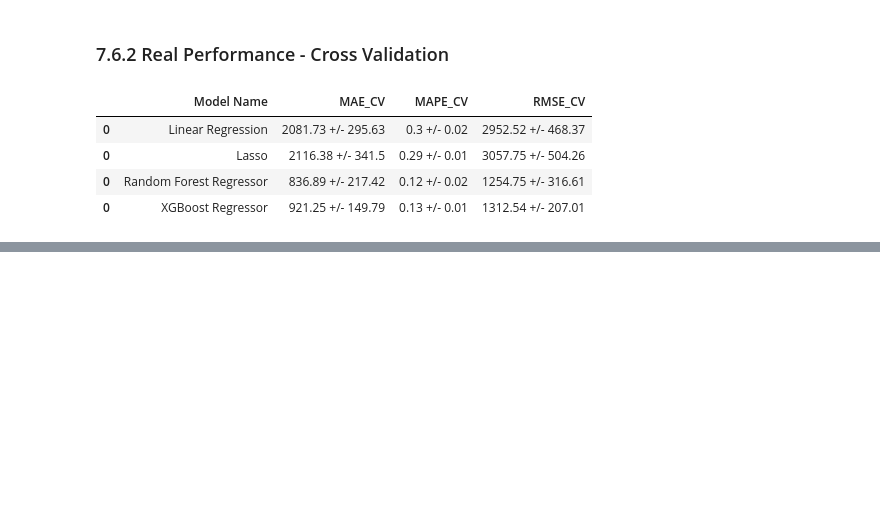
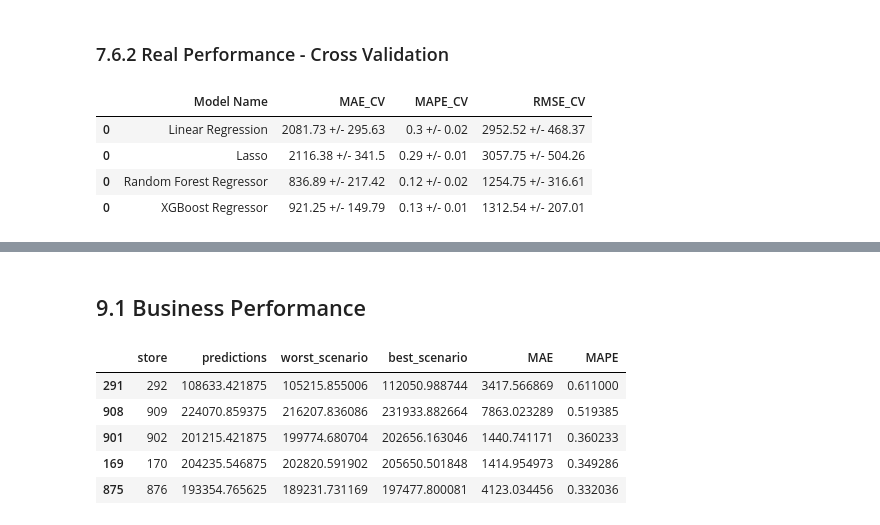
Before and after one commit to joaovitor-oliveira/RossmannSales, a Jupyter notebook: store_sales_prediction.ipynb, the cells around one changed output, grey strips where cells are left out. Saved outputs shown, nothing was run; the diff lists cells and outputs as text; code cells hidden in the pictures; blank space fills up the shorter version.

```diff
--- a/store_sales_prediction.ipynb
+++ b/store_sales_prediction.ipynb
@@ -1057,0 +1122,2 @@ modelling_result_cv
+# %% [markdown]
+## 9.1 Business Performance
@@ -1057,0 +1147,9 @@ modelling_result_cv
+# %%
+df92.sort_values("MAPE", ascending=False).head()
+# %% [output]
+|  | store | predictions | worst_scenario | best_scenario | MAE | MAPE |
+| 291 | 292 | 108633.421875 | 105215.855006 | 112050.988744 | 3417.566869 | 0.611000 |
+| 908 | 909 | 224070.859375 | 216207.836086 | 231933.882664 | 7863.023289 | 0.519385 |
+| 901 | 902 | 201215.421875 | 199774.680704 | 202656.163046 | 1440.741171 | 0.360233 |
+| 169 | 170 | 204235.546875 | 202820.591902 | 205650.501848 | 1414.954973 | 0.349286 |
+| 875 | 876 | 193354.765625 | 189231.731169 | 197477.800081 | 4123.034456 | 0.332036 |
```
Also changed, not shown: parts of 19 cells of this notebook.
